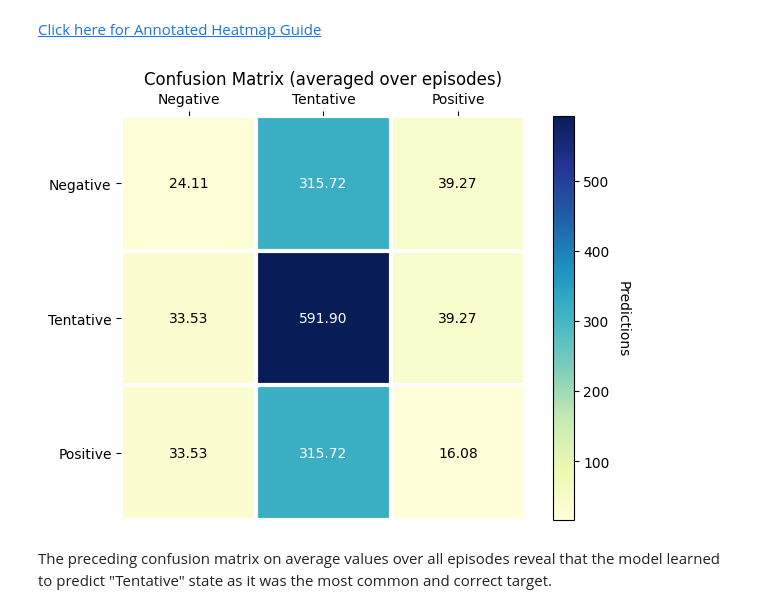
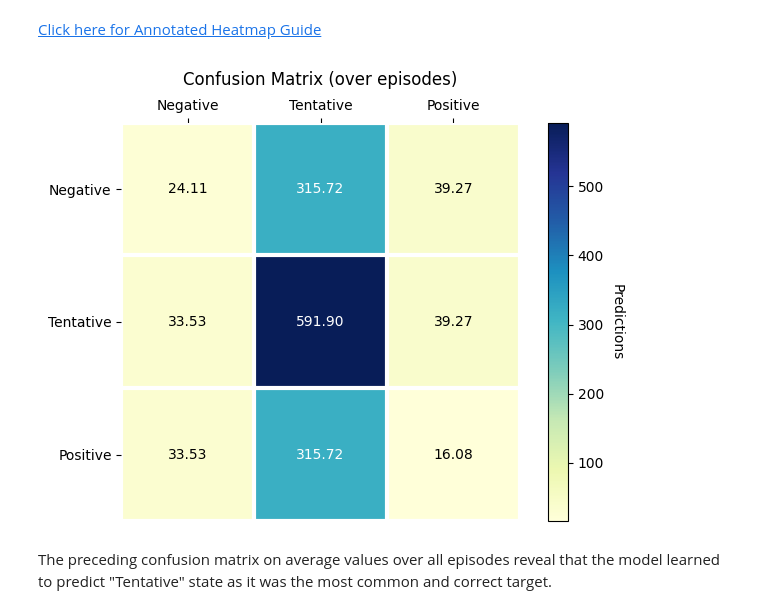
Before and after one commit to itoogii/Financial-AdvisorBot, a Jupyter notebook: reinforcement-learning/9_Evaluation.ipynb, the cells around one changed output. Saved outputs shown, nothing was run; the diff lists cells and outputs as text; code cells hidden in the pictures.

```diff
--- a/reinforcement-learning/9_Evaluation.ipynb
+++ b/reinforcement-learning/9_Evaluation.ipynb
@@ -93,35 +93,35 @@ ax.set_xticks(range(len(prediction)), labels=prediction,
               ha="center", rotation_mode="anchor")
 ax.set_yticks(range(len(truth)), labels=truth)
 ax.tick_params(top=True, bottom=False,
                 labeltop=True, labelbottom=False)
 ax.spines[:].set_visible(False)
 
 ax.set_xticks(np.arange(len(prediction)+1)-.5, minor=True)
 ax.set_yticks(np.arange(len(truth)+1)-.5, minor=True)
 ax.grid(which="minor", color="w", linestyle='-', linewidth=3)
 ax.tick_params(which="minor", bottom=False, left=False)
 valfmt = matplotlib.ticker.StrMethodFormatter("{x:.2f}")
 data = im.get_array()
 threshold = im.norm(data.max())/2.
 # Set default alignment to center, but allow it to be
     # overwritten by textkw.
 kw = dict(horizontalalignment="center",
             verticalalignment="center")
 texts = []
 textcolors=("black", "white")
 for i in range(len(truth)):
     for j in range(len(prediction)):
         # text = ax.text(j, i, truth_table[i, j].round(4),
         #                ha="center", va="center", color="w")
         kw.update(color=textcolors[int(im.norm(data[i, j]) > threshold)])
         text = im.axes.text(j, i, valfmt(data[i, j], None), **kw)
         texts.append(text)
 
-ax.set_title("Confusion Matrix (averaged over episodes)")
+ax.set_title("Confusion Matrix (over episodes)", pad=10)
 fig.tight_layout()
 plt.show()
 # %% [output]
-[figure, old version]
+[figure, new version]
 # %% [markdown]
 The preceding confusion matrix on average values over all episodes reveal that the model learned to predict "Tentative" state as it was the most common and correct target.
 # %% [markdown]
```
Also changed, not shown: 2 other files.
